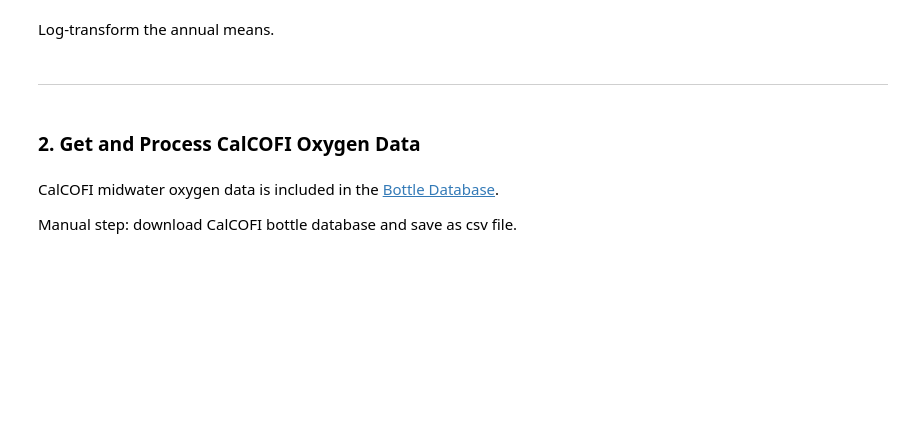
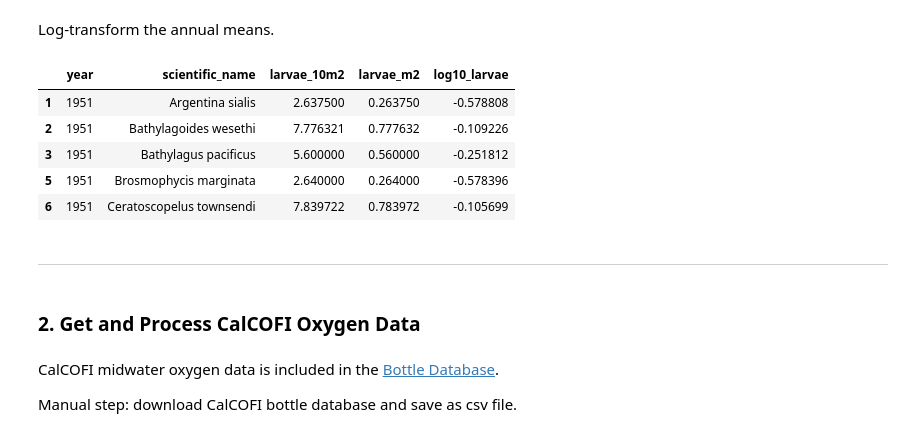
Before and after one commit to ksc005/pyrates, a Jupyter notebook: koslow2011.ipynb, the cells around one changed output. Drawn from its saved outputs; the diff is of its cells as text; code cells hidden in the pictures; blank space fills up the shorter version.

```diff
--- a/koslow2011.ipynb
+++ b/koslow2011.ipynb
@@ -232,11 +312,21 @@ display(len(annualMeans["scientific_name"].unique()))
 # %% [markdown]
 Log-transform the annual means.
 # %%
-# apply log transformation to larvae_10m2
-annualMeans["log10_larvae"] = np.log10(annualMeans["larvae_10m2"])
+# get larvae_m2
+annualMeans["larvae_m2"] = annualMeans["larvae_10m2"] / 10
+
+# apply log transformation to larvae_m2
+annualMeans["log10_larvae"] = np.log10(annualMeans["larvae_m2"])
 
 # show the first few columns
 display(annualMeans.head())
+# %% [output]
+|  | year | scientific_name | larvae_10m2 | larvae_m2 | log10_larvae |
+| 1 | 1951 | Argentina sialis | 2.637500 | 0.263750 | -0.578808 |
+| 2 | 1951 | Bathylagoides wesethi | 7.776321 | 0.777632 | -0.109226 |
+| 3 | 1951 | Bathylagus pacificus | 5.600000 | 0.560000 | -0.251812 |
+| 5 | 1951 | Brosmophycis marginata | 2.640000 | 0.264000 | -0.578396 |
+| 6 | 1951 | Ceratoscopelus townsendi | 7.839722 | 0.783972 | -0.105699 |
 # %% [markdown]
 ***
 # %% [markdown]
```
Also changed, not shown: parts of 32 cells of this notebook, 1 other file.
